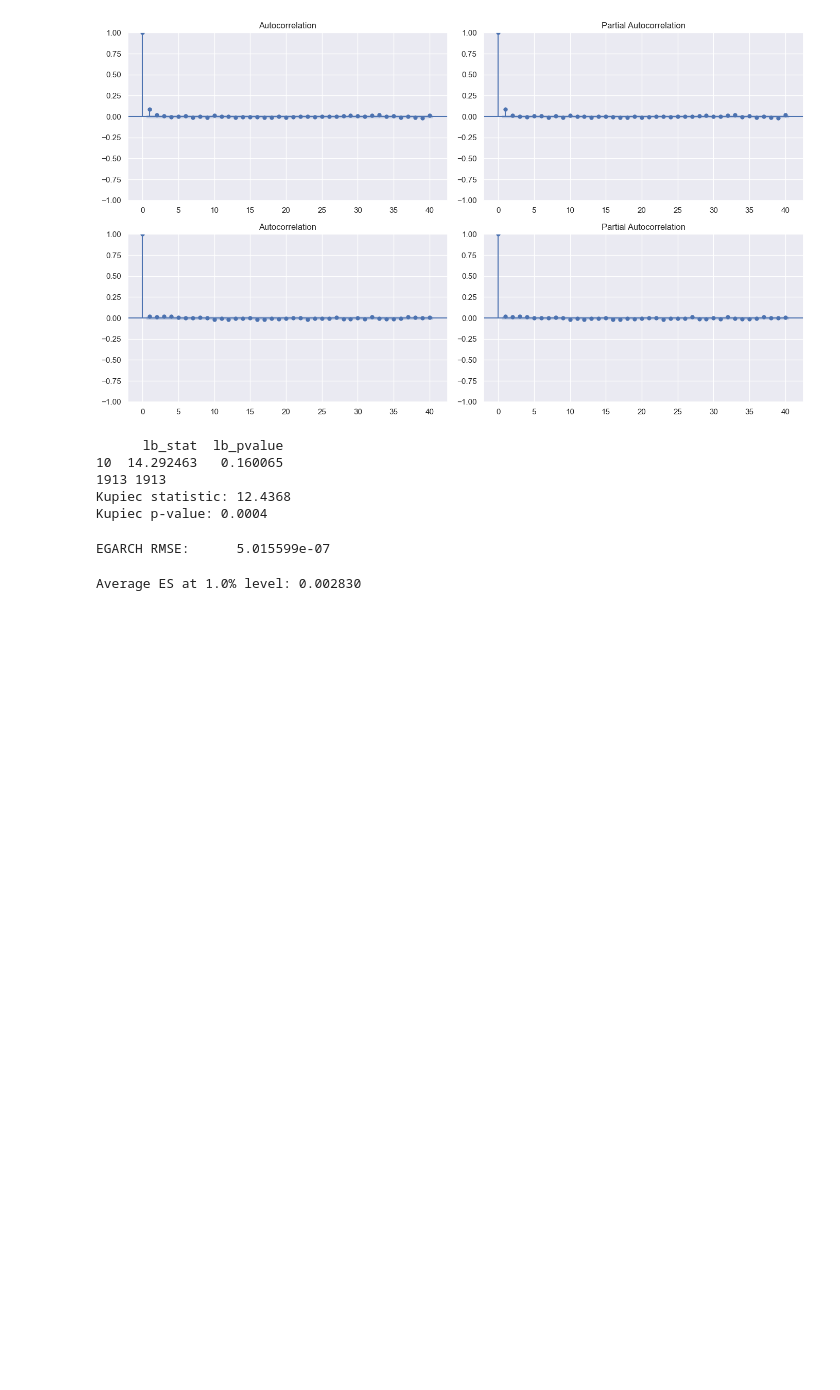
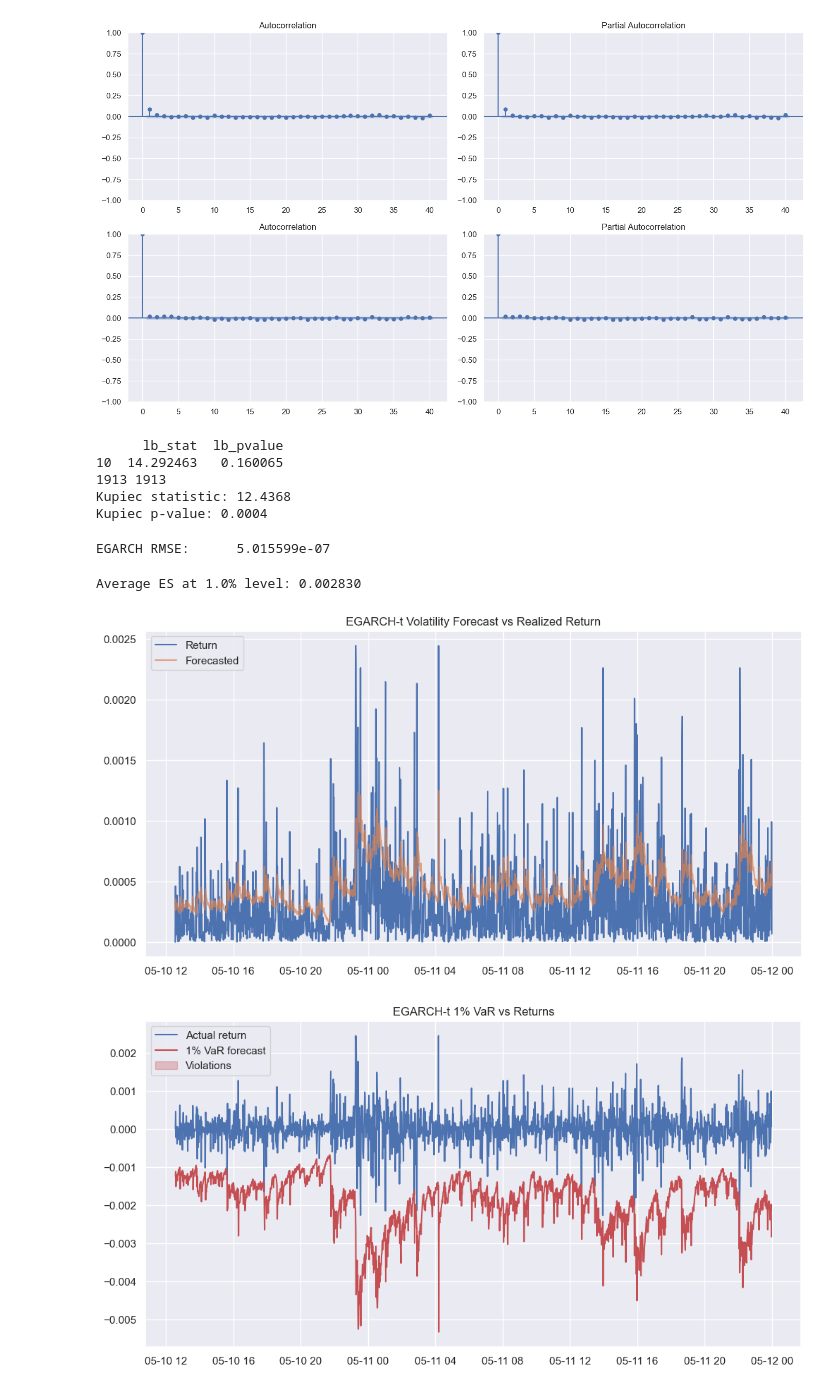
Before and after one commit to jerrychen04/orie5640p2, a Jupyter notebook: garch_model.ipynb, the cells around one changed output. Drawn from its saved outputs; the diff is of its cells as text; code cells hidden in the pictures; blank space fills up the shorter version.

```diff
--- a/garch_model.ipynb
+++ b/garch_model.ipynb
@@ -374,3 +374,34 @@ es_series  = np.sqrt(sigma2) / 100 * es_factor_t
 print(f'Average ES at {alpha*100:.1f}% level: {es_series.mean():.6f}')
 # %% [output]
 Average ES at 1.0% level: 0.002830
+# %%
+import matplotlib.pyplot as plt
+
+# 1) Volatility forecast vs realized absolute return
+vol_forecast = np.sqrt(sigma2) / 100       # back to return‐scale
+realized_abs = np.abs(test.values)         # |r_t|
+
+fig, ax = plt.subplots(figsize=(12,6))
+
+ax.plot(test.index, realized_abs,    label='Return', alpha=1)
+ax.plot(test.index, vol_forecast,    label='Forecasted', alpha = 0.7)
+ax.set_title('EGARCH-t Volatility Forecast vs Realized Return')
+ax.legend()
+plt.show()
+
+# 2) VaR forecasts vs actual returns
+fig, ax = plt.subplots(figsize=(12,6))
+ax.plot(test.index, test.values,            label='Actual return')
+ax.plot(var_series.index, var_series,      label='1% VaR forecast', color='C3')
+ax.fill_between(var_series.index,
+                test.values,
+                var_series,
+                where=(test.values < var_series),
+                color='C3', alpha=0.3,
+                label='Violations')
+ax.set_title('EGARCH-t 1% VaR vs Returns')
+ax.legend()
+plt.show()
+# %% [output]
+[figure, added]
+[figure, added]
```
Also changed, not shown: 3 other files.
